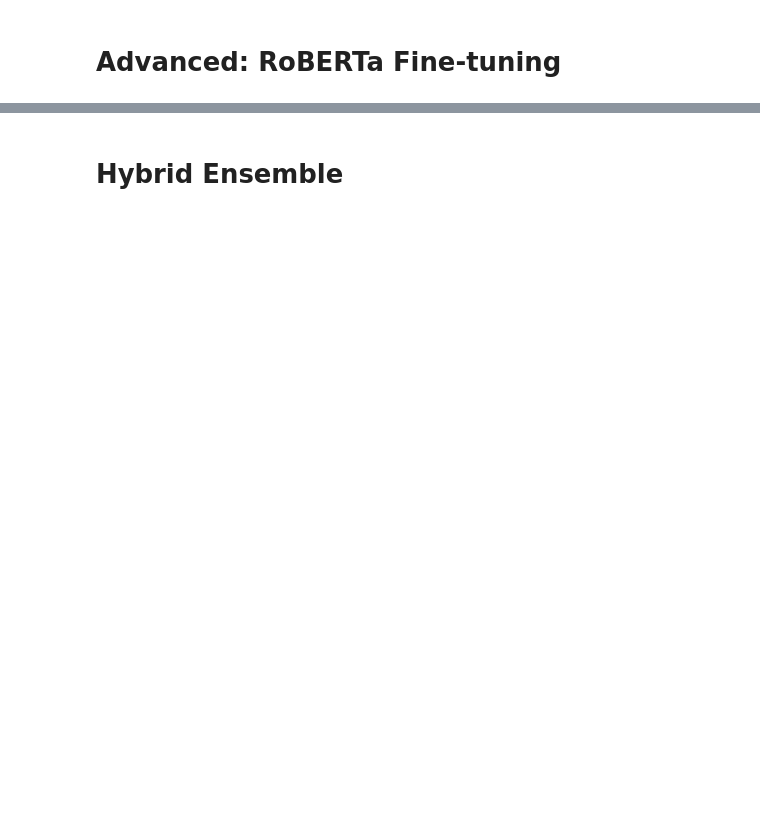
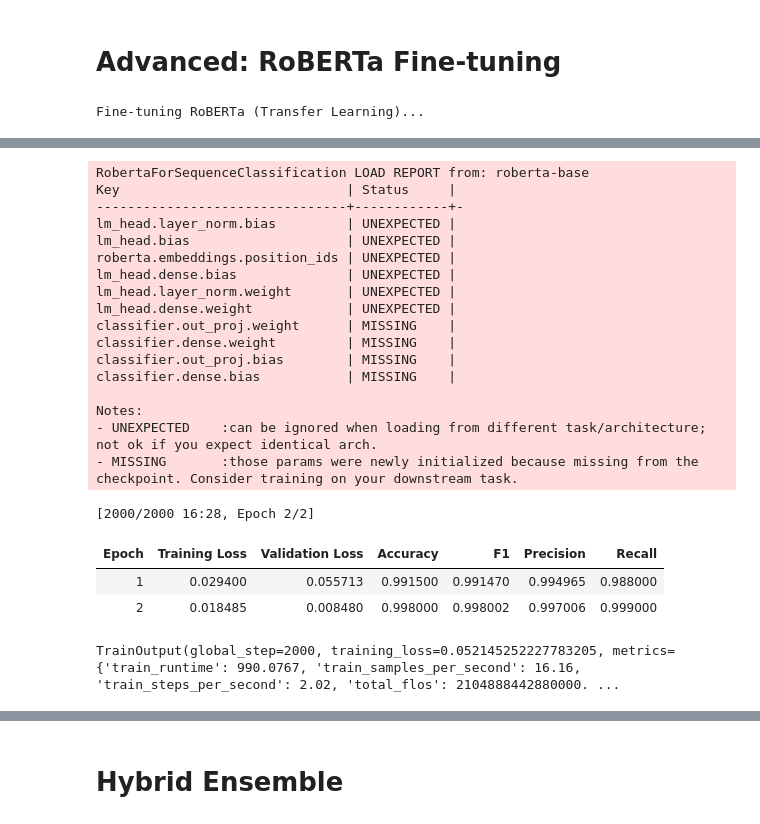
Before and after one commit to viviantram03/labb-1, a Jupyter notebook: Project.ipynb, the cells around one changed output, grey strips where cells are left out. Saved outputs shown, nothing was run; the diff lists cells and outputs as text; code cells hidden in the pictures; blank space fills up the shorter version.

```diff
--- a/Project.ipynb
+++ b/Project.ipynb
@@ -98,6 +161,19 @@ class FakeNewsDataset(Dataset):
 
   def __len__(self):
     return len(self.labels)
+
+
+def compute_metrics(pred):
+  labels = pred.label_ids
+  preds = pred.predictions.argmax(-1)
+  precision, recall, f1, _ = precision_recall_fscore_support(labels, preds, average='binary')
+  acc = accuracy_score(labels, preds)
+  return {
+      'accuracy': acc,
+      'f1': f1,
+      'precision': precision,
+      'recall': recall
+  }
 
 train_dataset = FakeNewsDataset(X_train_text, y_train, tokenizer)
 test_dataset = FakeNewsDataset(X_test_text, y_test, tokenizer)
@@ -116,7 +192,10 @@ trainer = Trainer(
     model=roberta_model,
     args=training_args,
     train_dataset=train_dataset,
-    eval_dataset=test_dataset
+    eval_dataset=test_dataset,
+    compute_metrics=compute_metrics
 )
 
 trainer.train()
+# %% [output]
+Fine-tuning RoBERTa (Transfer Learning)...
@@ -122,0 +204,22 @@ trainer.train()
+RobertaForSequenceClassification LOAD REPORT from: roberta-base
+Key                             | Status     |
+--------------------------------+------------+-
+lm_head.layer_norm.bias         | UNEXPECTED |
+lm_head.bias                    | UNEXPECTED |
+roberta.embeddings.position_ids | UNEXPECTED |
+lm_head.dense.bias              | UNEXPECTED |
+lm_head.layer_norm.weight       | UNEXPECTED |
+lm_head.dense.weight            | UNEXPECTED |
+classifier.out_proj.weight      | MISSING    |
+classifier.dense.weight         | MISSING    |
+classifier.out_proj.bias        | MISSING    |
+classifier.dense.bias           | MISSING    |
+
+Notes:
+- UNEXPECTED    :can be ignored when loading from different task/architecture; not ok if you expect identical arch.
+- MISSING       :those params were newly initialized because missing from the checkpoint. Consider training on your downstream task.
+[2000/2000 16:28, Epoch 2/2]
+| Epoch | Training Loss | Validation Loss | Accuracy | F1 | Precision | Recall |
+| 1 | 0.029400 | 0.055713 | 0.991500 | 0.991470 | 0.994965 | 0.988000 |
+| 2 | 0.018485 | 0.008480 | 0.998000 | 0.998002 | 0.997006 | 0.999000 |
+TrainOutput(global_step=2000, training_loss=0.052145252227783205, metrics={'train_runtime': 990.0767, 'train_samples_per_second': 16.16, 'train_steps_per_second': 2.02, 'total_flos': 2104888442880000. ...
```
Also changed, not shown: parts of 9 cells of this notebook.
